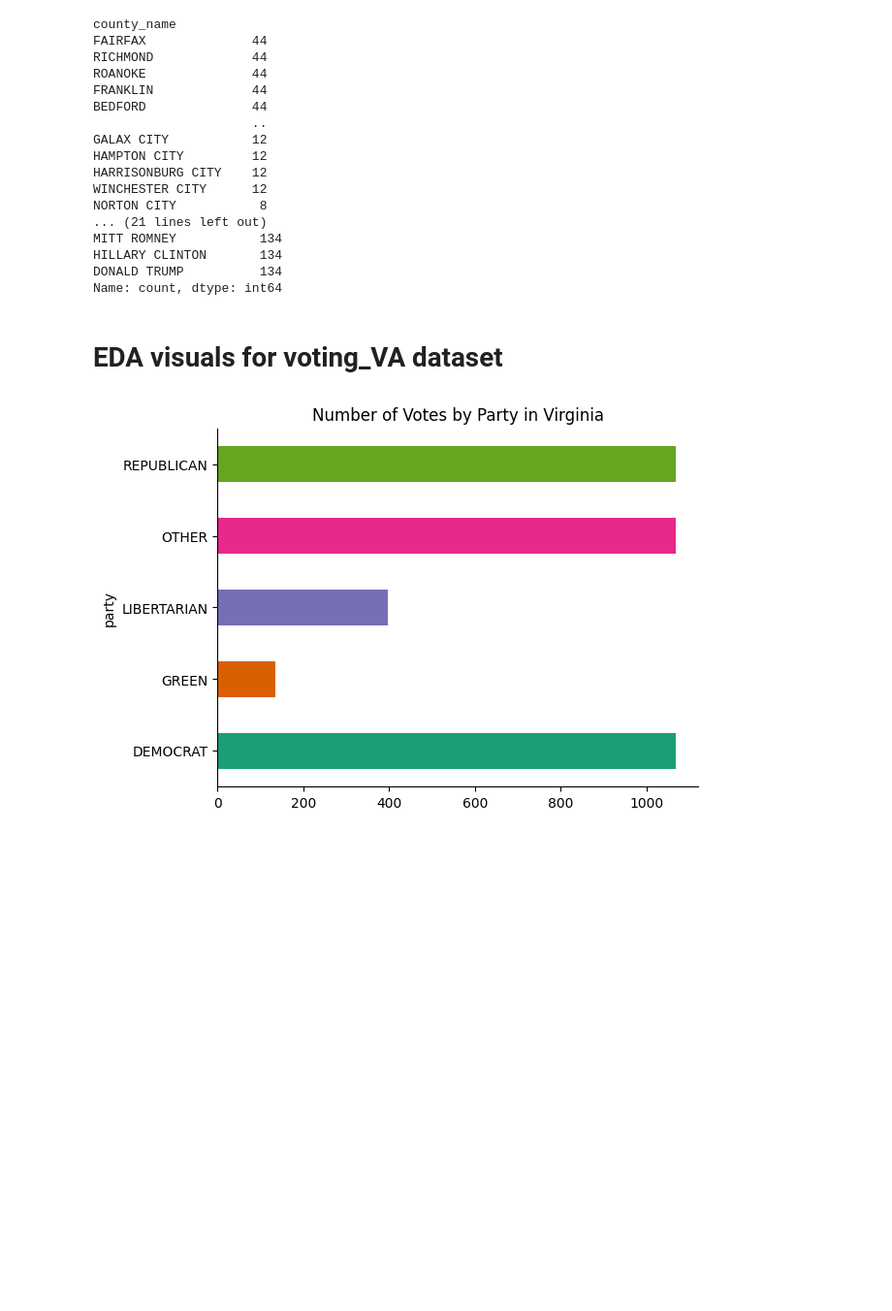
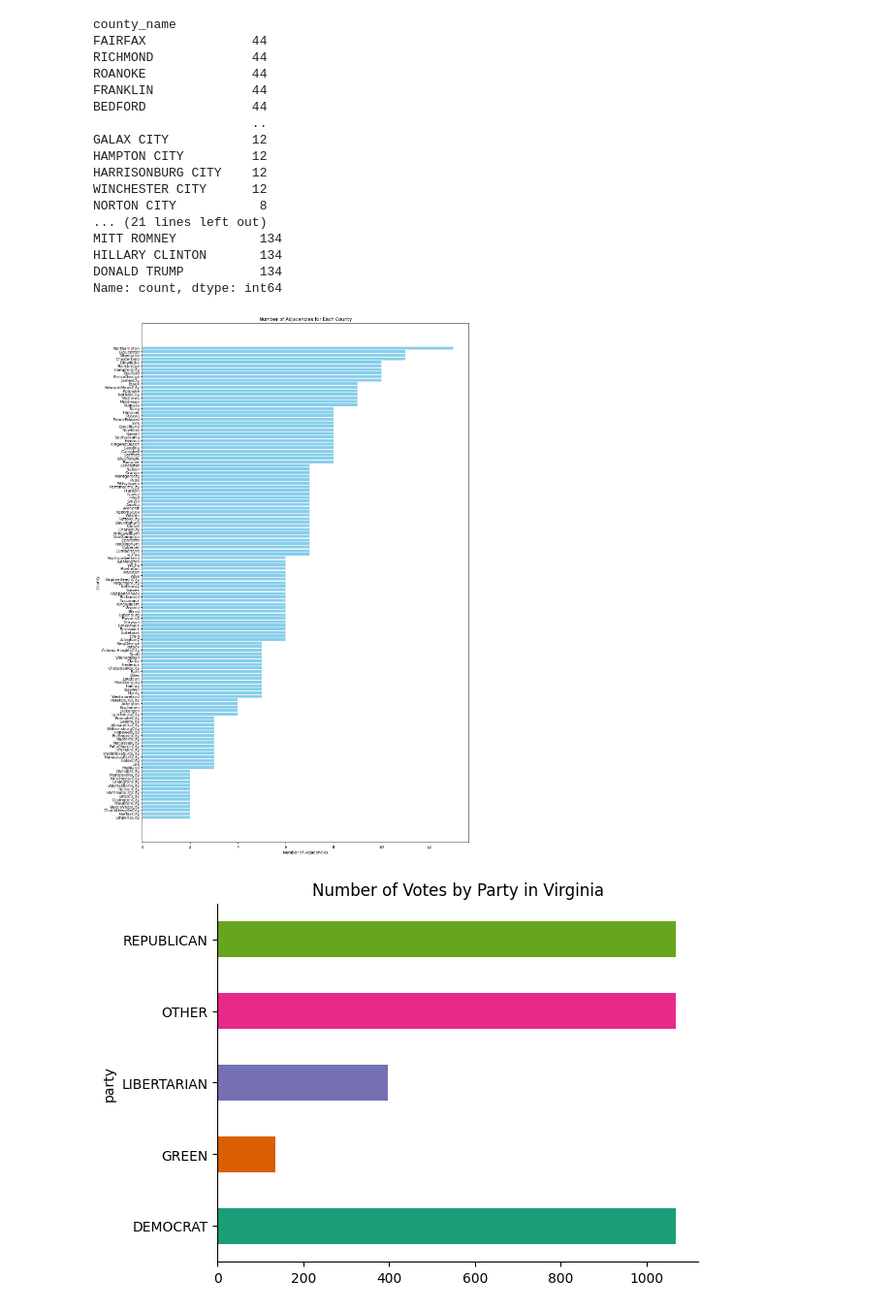
Before and after one commit to kevindangkhoama/project_voting, a Jupyter notebook: project3.ipynb, the cells around one changed output. Shown at 97% size. Saved outputs shown, nothing was run; the diff lists cells and outputs as text; code cells hidden in the pictures; blank space fills up the shorter version.

```diff
--- a/project3.ipynb
+++ b/project3.ipynb
@@ -222,8 +246,23 @@ MITT ROMNEY           134
 HILLARY CLINTON       134
 DONALD TRUMP          134
 Name: count, dtype: int64
-# %% [markdown]
-# EDA visuals for voting_VA dataset
+# %%
+# Calculating adjacency count
+adjacency_count = county_adjacencies.iloc[:, 4:].notna().sum(axis=1)
+county_adjacencies['AdjacencyCount'] = adjacency_count
+
+# Sorting the DataFrame by adjacency count
+df_sorted = county_adjacencies.sort_values(by='AdjacencyCount', ascending=False)
+
+plt.figure(figsize=(15, 24))
+plt.barh(df_sorted['County'], df_sorted['AdjacencyCount'], color='skyblue')
+plt.xlabel('Number of Adjacencies')
+plt.ylabel('County')
+plt.title('Number of Adjacencies for Each County')
+plt.gca().invert_yaxis()
+plt.show()
+# %% [output]
+[figure, added]
 # %%
 # Votes by Party
 cleaned_voting_VA.groupby('party').size().plot(kind='barh', color=sns.palettes.mpl_palette('Dark2'))
```
Also changed, not shown: parts of 2 cells of this notebook.
